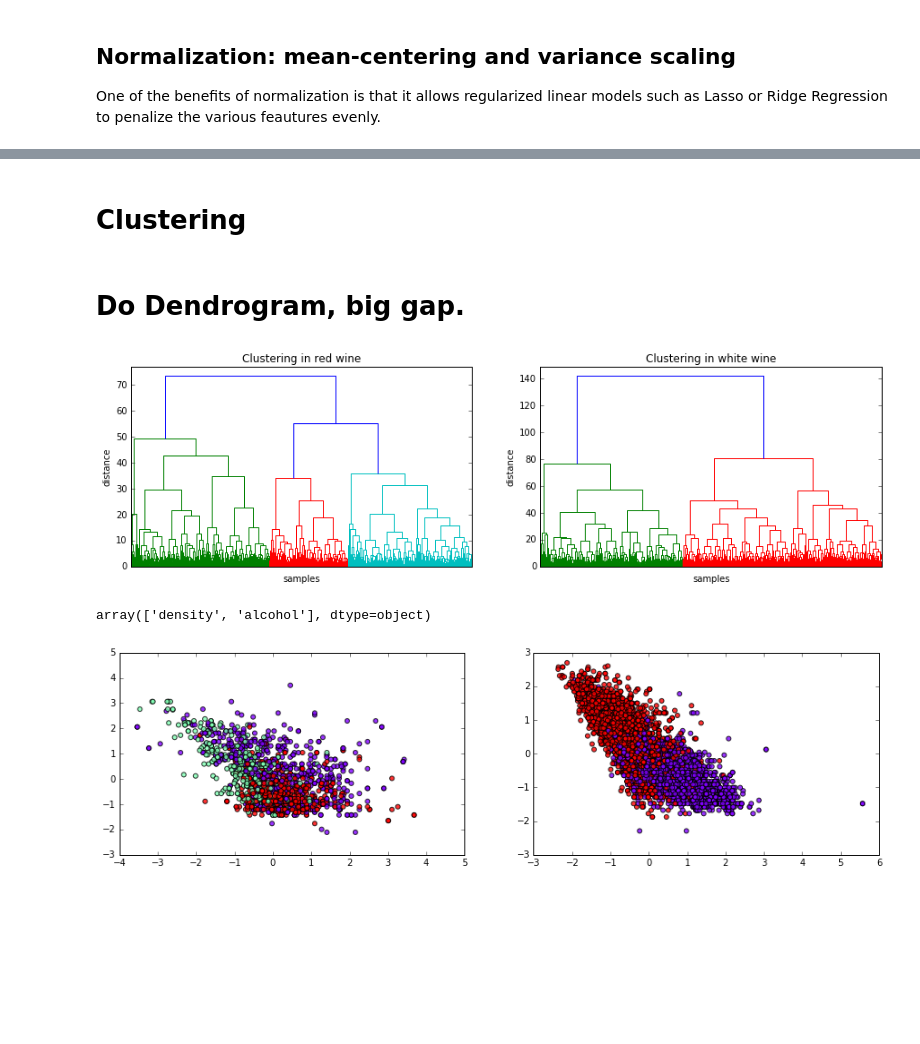
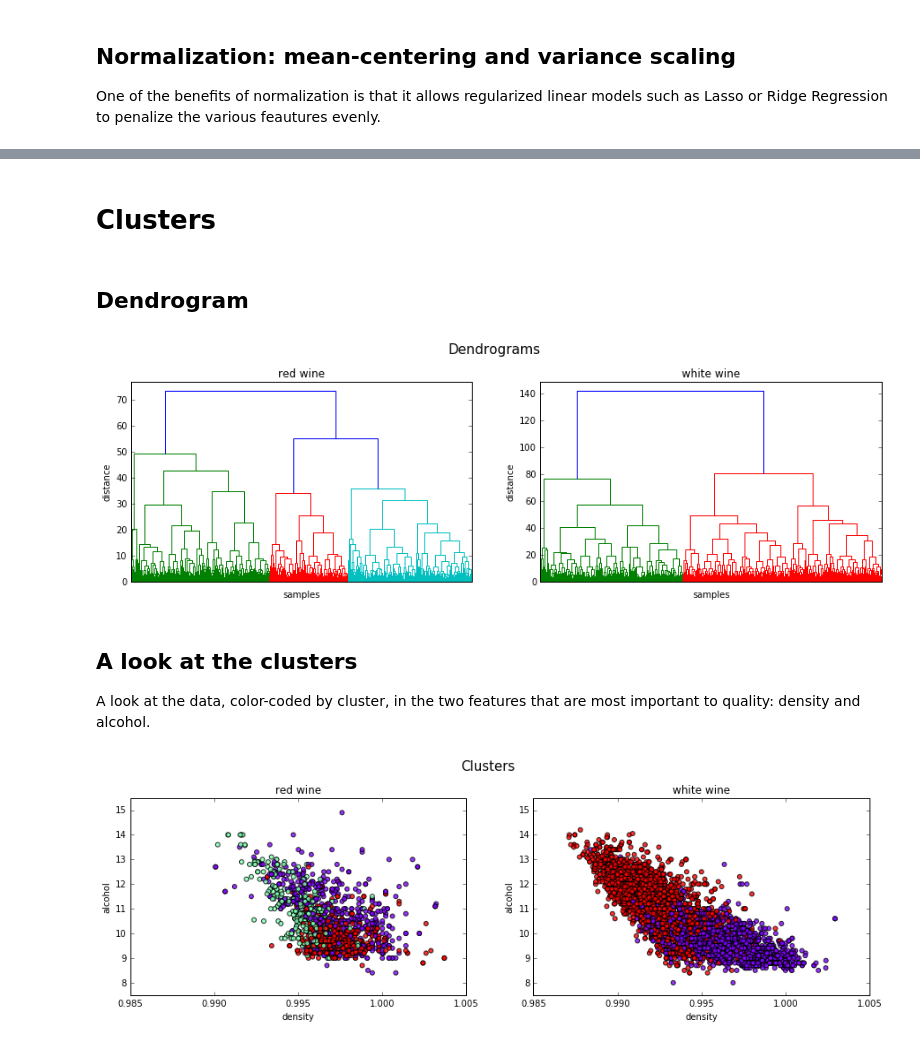
Before and after one commit to albertwildeman/Vinho_Verde, a Jupyter notebook: WineQuality.ipynb, the cells around one changed output, grey strips where cells are left out. Saved outputs shown, nothing was run; the diff lists cells and outputs as text; code cells hidden in the pictures; blank space fills up the shorter version.

```diff
--- a/WineQuality.ipynb
+++ b/WineQuality.ipynb
@@ -148,0 +124,4 @@ n_criteria = len(criteria)
+# %%
+X = [preprocessing.StandardScaler().fit_transform(dfs[i_clr][feats]) for i_clr in range(n_clrs)]
+# The target vector does not need to be scaled, but is constructed here as well:
+y = [[(df.quality.values>7)*1 for df in dfs], [(df.quality.values<5)*1 for df in dfs]]
@@ -150,32 +131,28 @@ n_criteria = len(criteria)
 # Set up possible values of parameters to optimize over
 p_grid = {"C": [.1, 1, 10],
           "gamma": [.01, .05, .1]}
-
-# We will use a Support Vector Classifier with "rbf" kernel
+# Use a Support Vector Classifier
 svc = svm.SVC(kernel="linear", class_weight='balanced')
 
-conf_matrices = [[None]*n_clrs]*n_criteria
 feat_sel = pd.DataFrame(columns = feats, dtype=bool)
 performance = pd.DataFrame(columns = ['recall', 'precision'])
 
 for i_crit in range(n_criteria):
     for i_clr in range(n_clrs):
-
-        selector = RFECV(estimator=svc,  scoring = 'recall')
-        selector.fit(X[i_clr], y[i_crit][i_clr])
+        selector = RFECV(estimator=svc,  scoring = 'recall').fit(X[i_clr], y[i_crit][i_clr])
         feat_sel.loc[criteria[i_crit] + ' ' + clrs[i_clr], :] = selector.support_
-
         clf = GridSearchCV(estimator=svc, param_grid=p_grid, cv=3, scoring = 'recall')
         # Nested CV with parameter optimization
         predicted = cross_val_predict(clf, X[i_clr][:,selector.support_], y[i_crit][i_clr], cv=4)
-#        print(metrics.confusion_matrix(y[i_crit][i_clr], predicted))
-#        print(metrics.recall_score(y[i_crit][i_clr], predicted))
-#        print(metrics.precision_score(y[i_crit][i_clr], predicted))
-
         performance.loc[criteria[i_crit] + ' ' + clrs[i_clr], :] = [metrics.recall_score(y[i_crit][i_clr], predicted),
                                                                     metrics.precision_score(y[i_crit][i_clr], predicted)]
 
-feat_sel['selected features'] = (feat_sel*1).sum(axis=1) #Append column to show number of features used
+feat_sel['selected features'] = (feat_sel*1).sum(axis=1) # Append column to show number of features used
 feat_sel.loc['times incl.',:] = (feat_sel*1).sum(); feat_sel.ix['times incl.', 'selected features'] = ''
 performance = performance.applymap(lambda x: str(int(round(x*100)))+'%')
+
+print('Performance of detection algorithm for excellent and poor wines: ')
+display(performance)
+print('Features used for each detection algorithm: ')
+display(feat_sel)
 # %% [output]
@@ -215,35 +172,40 @@ feat_sel
 # %% [markdown]
-# Clustering
+# Clusters
 # %% [markdown]
 
-# Do Dendrogram, big gap.
+## Dendrogram
 # %%
 # do scaling like before, but now include quality
-X_cl = [preprocessing.StandardScaler().fit_transform(dfs[i_clr]) for i_clr in range(n_clrs)]
+scalers = [preprocessing.StandardScaler().fit(dfs[i_clr]) for i_clr in range(n_clrs)]
+X_cl = [scalers[i_clr].transform(dfs[i_clr]) for i_clr in range(n_clrs)]
 # %%
-Z = [None]*2
-
+# generate dendrograms
+Z = [linkage(X_cl[i_clr], 'ward') for i_clr in range(n_clrs)]
 fig = plt.figure(figsize=(15,4))
 for i_clr in range(n_clrs):
-    Z[i_clr] = linkage(X_cl[i_clr], 'ward')
-    ax = plt.subplot2grid((1,2),(0,i_clr))
-    # calculate full dendrogram
-    plt.title('Clustering in ' + clrs[i_clr] + ' wine')
-    plt.xlabel('samples')
-    plt.ylabel('distance')
+    ax = plt.subplot2grid((1,2),(0,i_clr)).set(xlabel='samples', ylabel='distance', title=(clrs[i_clr] + ' wine'))
     dendrogram(Z[i_clr], leaf_label_func= lambda x : '')
+plt.suptitle('Dendrograms', size='15', y=1.05);
 # %% [output]
-[figure, old version]
+[figure, new version]
-# %%
-feats[[7,10]]
-# %% [output]
-array(['density', 'alcohol'], dtype=object)
+# %% [markdown]
+## A look at the clusters
+A look at the data, color-coded by cluster, in the two features that are most important to quality: density and alcohol.
 # %%
 n_clusters = [3,2]
+plot_feats = ['density', 'alcohol']
+
+# Scale back the data
+X_orig = [pd.DataFrame(scalers[i_clr].inverse_transform(X_cl[i_clr]), columns=dfs[i_clr].columns) for i_clr in range(n_clrs)]
+for i_clr in range(n_clrs):
+    X_orig[i_clr][skewed_feats] = np.expm1(X_orig[i_clr][skewed_feats][skewed_feats])
+
 fig = plt.figure(figsize=(15,4))
 for i_clr in range(n_clrs):
     clusters = fcluster(Z[i_clr], n_clusters[i_clr], criterion='maxclust')
     ax = plt.subplot2grid((1,2),(0,i_clr))
-    plt.scatter(X_cl[i_clr][:,7], X_cl[i_clr][:,10], c=clusters, cmap='rainbow', alpha=0.8, s=25)
+    plt.scatter(X_orig[i_clr][plot_feats[0]], X_orig[i_clr][plot_feats[1]], c=clusters, cmap='rainbow', alpha=0.8, s=25)
+    ax.set(xlim=(.985,1.005), ylim=(7.5,15.5), xlabel=plot_feats[0], ylabel=plot_feats[1], title=clrs[i_clr]+' wine')
+plt.suptitle('Clusters', size='15', y=1.05);
 # %% [output]
-[figure, old version]
+[figure, new version]
```
Also changed, not shown: parts of 34 cells of this notebook.
